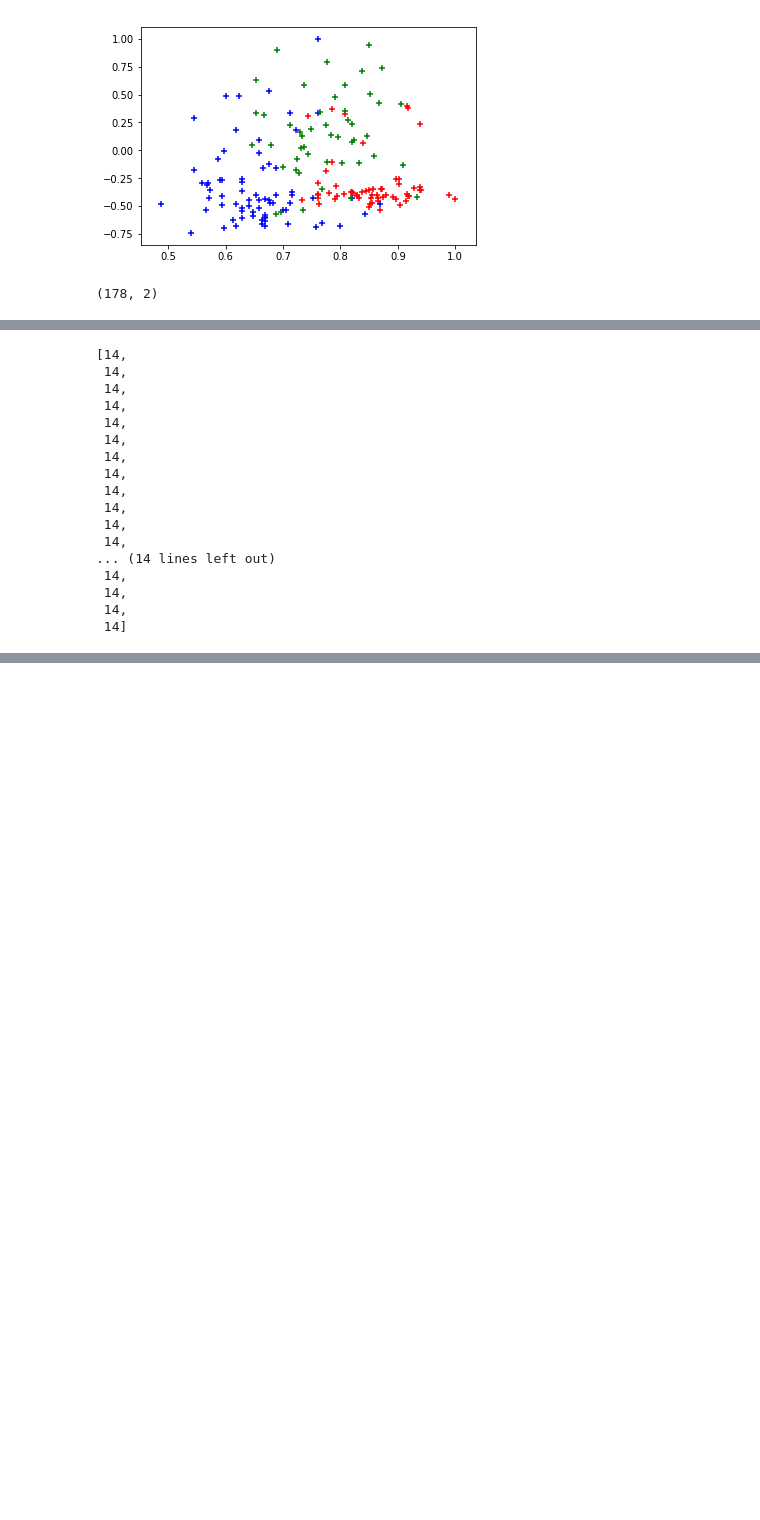
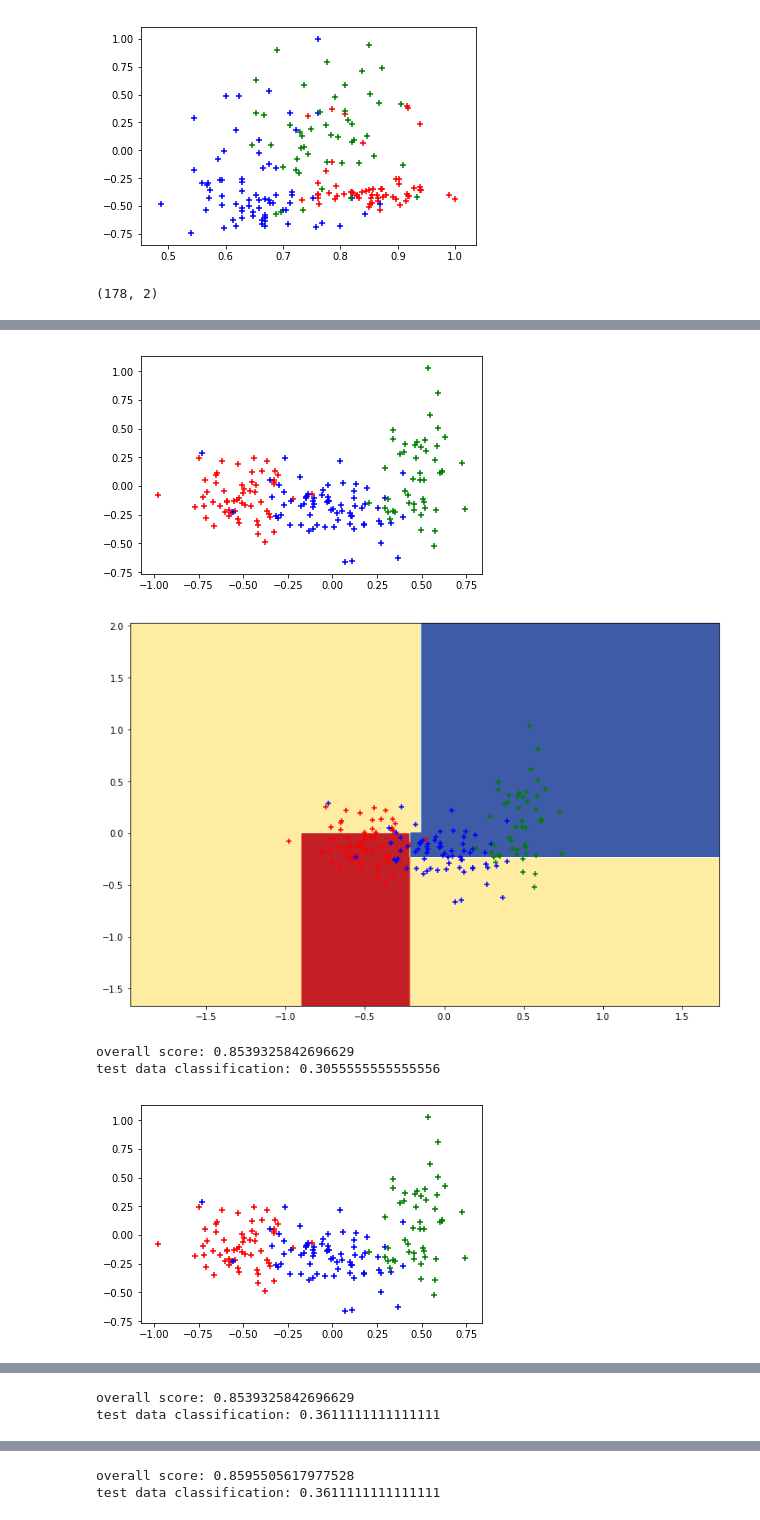
Before and after one commit to domdent/TheGrandTour, a Jupyter notebook: DecisionTree.ipynb, the cells around one changed output, grey strips where cells are left out. Cells and saved outputs as stored; diff of their text form; code cells hidden in the pictures; blank space fills up the shorter version.

```diff
--- a/DecisionTree.ipynb
+++ b/DecisionTree.ipynb
@@ -407,7 +384,7 @@ for t in timestep:
     best_depth = 0
     best_depth_score = 0
 
-    for j in range(2, 15):
+    for j in range(2, 9):
         test_acc = []
         total_acc = []
         for i in range(1000):
@@ -455,20 +418,52 @@ timestep: 889
 # %%
 best_depth_list
-# %% [output]
-[14,
- 14,
- 14,
- 14,
- 14,
- 14,
- 14,
- 14,
- 14,
- 14,
- 14,
- 14,
-... (14 lines left out)
- 14,
- 14,
- 14,
- 14]
+# %%
+for i in range(20):
+    time = 289
+
+    xData = tData[time][0]
+    yData = tData[time][1]
+
+    X = np.vstack((xData, yData)).T
+
+    plt.scatter(xData, yData, color=data_colour, marker="+")
+
+
+    X_train, X_test, y_train, y_test = train_test_split(nData,
+                                                        classification,
+                                                        test_size=0.20)
+
+    clf = DecisionTreeClassifier(max_depth=3)
+    clf.fit(X_train, y_train)
+
+
+    x_min, x_max = X[:, 0].min() - 1, X[:, 0].max() + 1
+    y_min, y_max = X[:, 1].min() - 1, X[:, 1].max() + 1
+    xx, yy = np.meshgrid(np.arange(x_min, x_max, 0.01),
+                         np.arange(y_min, y_max, 0.01))
+    plt.tight_layout(h_pad=0.5, w_pad=0.5, pad=2.5)
+
+    Z = clf.predict(np.c_[xx.ravel(), yy.ravel()])
+    Z = Z.reshape(xx.shape)
+
+    plt.figure(figsize=(12,8))
+    plt.contourf(xx, yy, Z, cmap=plt.cm.RdYlBu)
+    plt.scatter(xData, yData, color=data_colour, marker="+")
+
+    plt.show()
+
+
+    conf_mat = confusion_matrix(y_test, y_pred)
+    total_sum = np.sum(conf_mat)
+    trace_sum = np.trace(conf_mat)
+    test_set_acc = trace_sum / total_sum
+
+    score = clf.score(nData, classification)
+    print("overall score: " + str(score))
+    print("test data classification: " + str(test_set_acc))
+# %% [output]
+[figure, added]
+[figure, added]
+overall score: 0.8539325842696629
+test data classification: 0.3055555555555556
+[figure, added]
@@ -474,0 +471,2 @@ best_depth_list
+overall score: 0.8539325842696629
+test data classification: 0.3611111111111111
@@ -474,0 +475,2 @@ best_depth_list
+overall score: 0.8595505617977528
+test data classification: 0.3611111111111111
```
Also changed, not shown: parts of 7 cells of this notebook, 3 other files.
